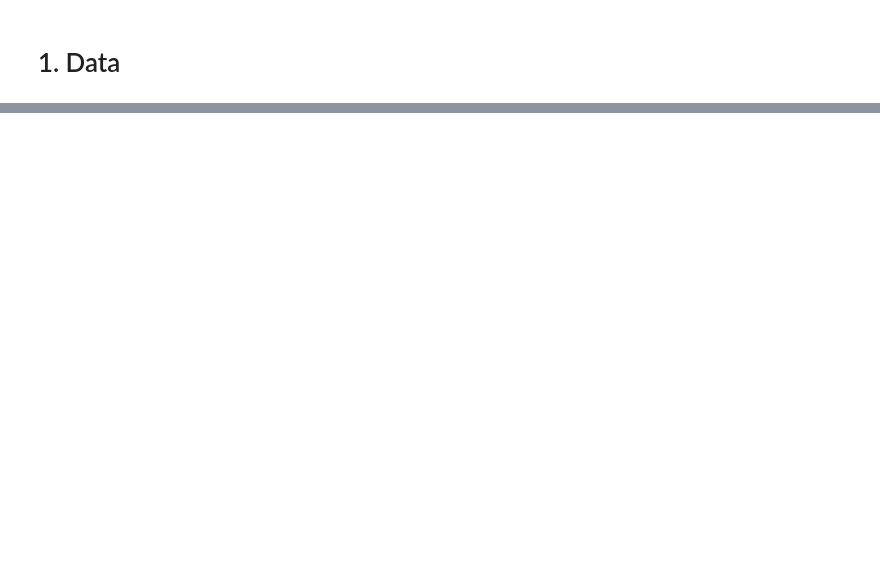
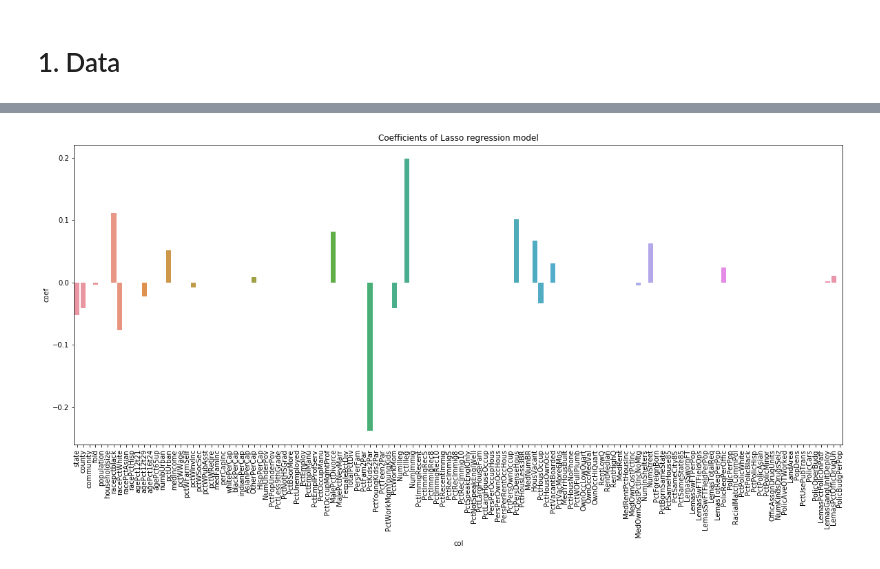
Before and after one commit to haynaou/DS-Certificate-UW, a Jupyter notebook: Course 3 Machine Learning Techniques/Assignments/L04-Houda-Aynaou.ipynb, the cells around one changed output, grey strips where cells are left out. Drawn from its saved outputs; the diff is of its cells as text; code cells hidden in the pictures; blank space fills up the shorter version.

```diff
--- a/Course 3 Machine Learning Techniques/Assignments/L04-Houda-Aynaou.ipynb
+++ b/Course 3 Machine Learning Techniques/Assignments/L04-Houda-Aynaou.ipynb
@@ -26,0 +305,14 @@ data = pd.read_csv('co')
+# %%
+
+# Dropping string column
+rep_data2= rep_data.drop('communityname', axis=1 )
+
+# Notmalizing the data
+scaler = StandardScaler()
+scaler.fit(rep_data2)
+
+data_normalized = pd.DataFrame(scaler.transform(rep_data2), columns= rep_data2.columns).astype('float')
+
+# Filling missing with -1
+data_normalized = data_normalized.fillna(-1)
+data_normalized.head()
@@ -26,0 +327,8 @@ data = pd.read_csv('co')
+# %%
+features = data_normalized.drop('ViolentCrimesPerPop', axis=1)
+target = data_normalized['ViolentCrimesPerPop']
+
+# Backwards selection with RFE with default parameters
+estimator = LinearRegression()
+back_selector = RFE(estimator, step = 1, verbose = True)
+back_selector = back_selector.fit(features, target)
@@ -26,0 +425,7 @@ data = pd.read_csv('co')
+# %%
+# setting alpha value to 0.02
+alpha = 0.02
+clf = linear_model.Lasso(alpha = alpha)
+clf.fit(features, target)
+
+print(clf.intercept_)
@@ -26,0 +434,4 @@ data = pd.read_csv('co')
+# %%
+# Features coefficients
+lasso_dd = pd.DataFrame({'col': features.columns, 'coef': clf.coef_})
+lasso_dd.head()
@@ -26,0 +445,9 @@ data = pd.read_csv('co')
+# %%
+# Bar plot of model coefficients
+plt.figure(figsize=(20,8))
+_ = sns.barplot(x = 'col', y = 'coef', data = lasso_dd)
+_ = plt.xticks(rotation = 'vertical')
+_ = plt.title('Coefficients of Lasso regression model')
+plt.show()
+# %% [output]
+[figure, added]
```
Also changed, not shown: parts of 55 cells of this notebook.
